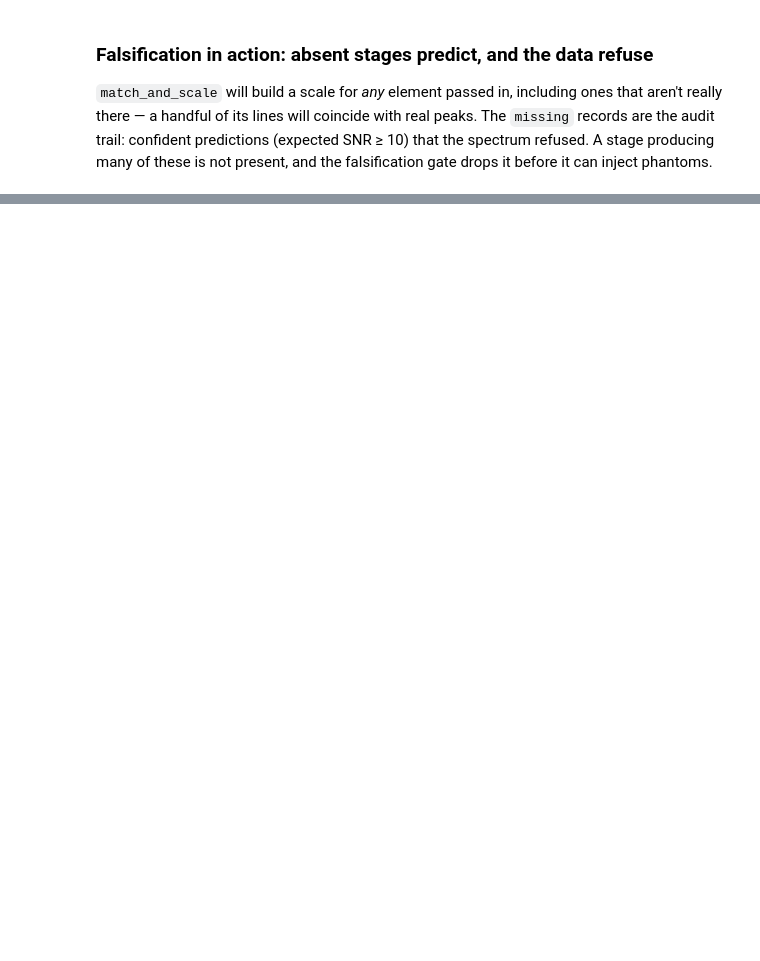
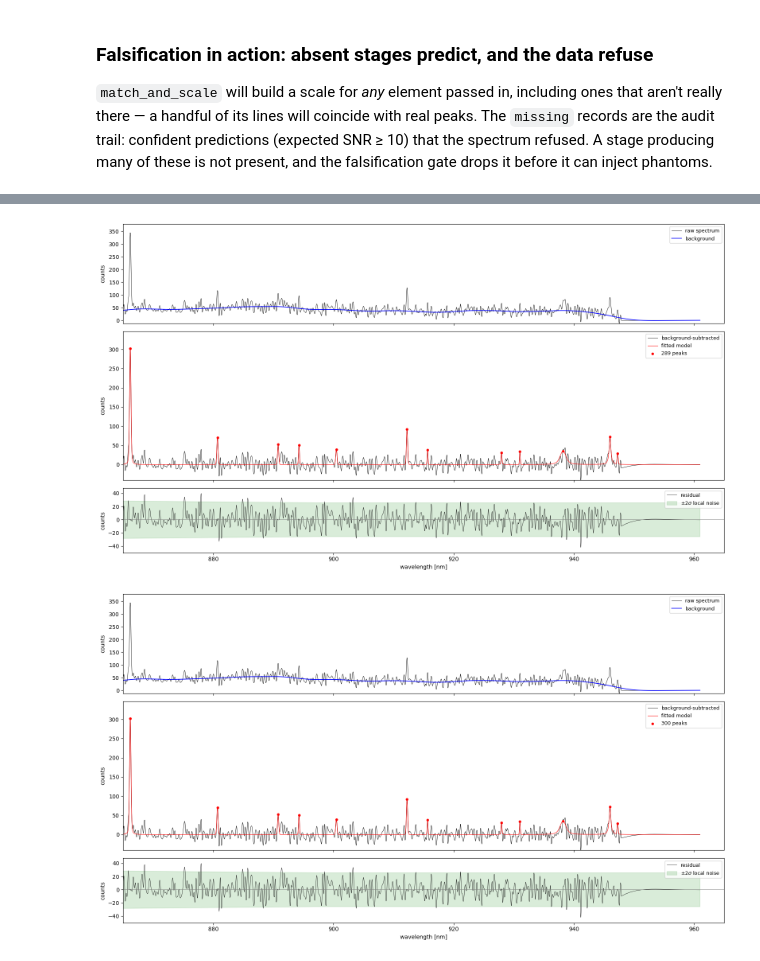
Before and after one commit to MWhitta/alibz, a Jupyter notebook: notebooks/fit_inspection.ipynb, the cells around one changed output, grey strips where cells are left out. Saved outputs shown, nothing was run; the diff lists cells and outputs as text; code cells hidden in the pictures; blank space fills up the shorter version.

```diff
--- a/notebooks/fit_inspection.ipynb
+++ b/notebooks/fit_inspection.ipynb
@@ -317,0 +434,6 @@ top confident predictions the data refused:
+# %%
+plot_spectrum_overview(x, y, refined, xlim=(865, 965))   # before
+plot_spectrum_overview(x, y, final,   xlim=(865, 965));   # after
+# %% [output]
+[figure, added]
+[figure, added]
```
Also changed, not shown: parts of 15 cells of this notebook, 3 other files.
